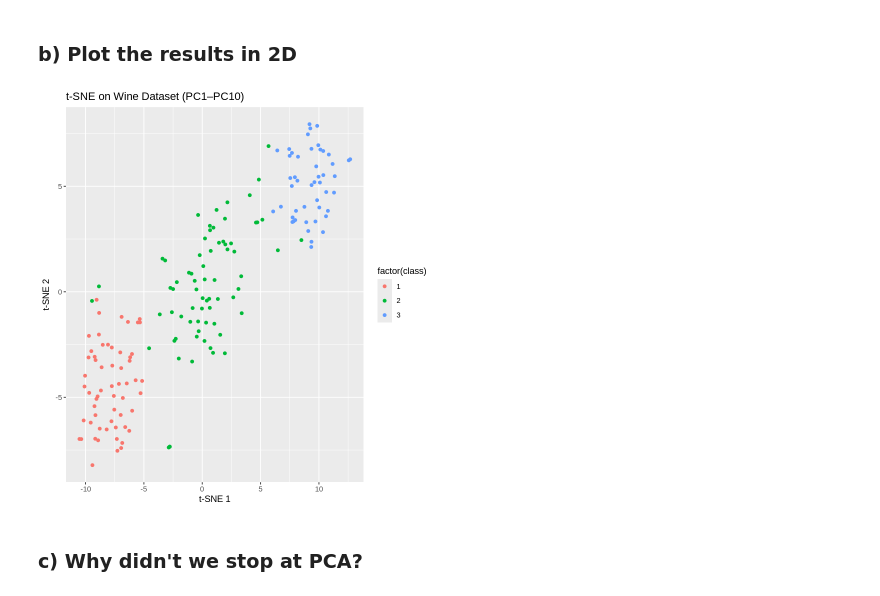
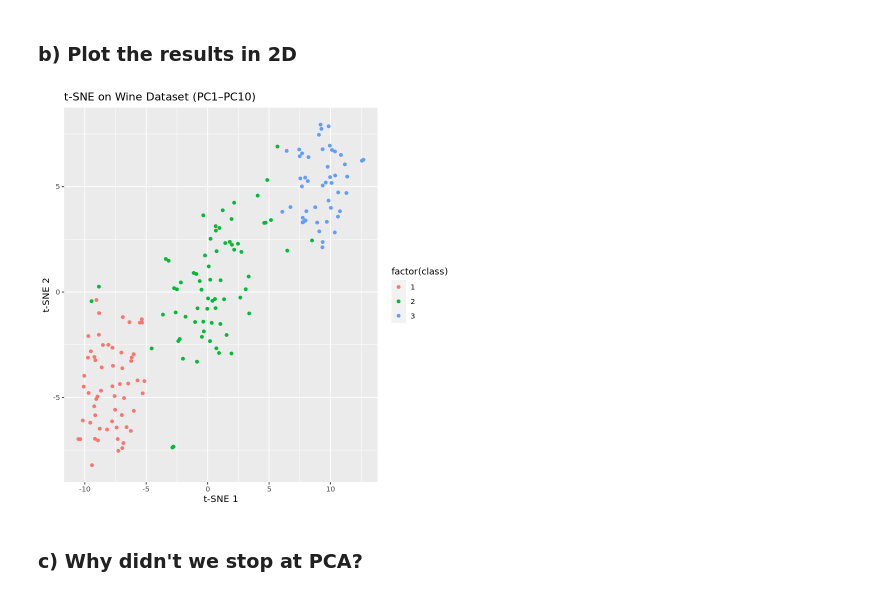
Before and after one commit to tawest2020/taw-bios512, a Jupyter notebook: hw5/hw5.ipynb, the cells around one changed output. Saved outputs shown, nothing was run; the diff lists cells and outputs as text; code cells hidden in the pictures.

```diff
--- a/hw5/hw5.ipynb
+++ b/hw5/hw5.ipynb
@@ -162,24 +162,22 @@ t-SNE works with data that is a manifold so it can perform high dimension analys
 # %%
 set.seed(123)
 
-X <- pca_df %>%
+tsne <- pca_df %>%
   select(PC1:PC10) %>%
   as.matrix()
-tsne_out <- Rtsne(X, dims = 2, perplexity = 30, verbose = FALSE, check_duplicates = FALSE)
-results <- as_tibble(tsne_out$Y)
-colnames(results) <- c("Dim1", "Dim2")
-results$class <- pca_df$class
+tsne_out <- Rtsne(tsne, dims = 2, check_duplicates = FALSE)
 # %% [markdown]
 ### b) Plot the results in 2D
 # %%
-tsne_df <- as_tibble(tsne_out$Y) %>%
-  mutate(class = df_scaled$class)
+results <- as_tibble(tsne_out$Y)
+colnames(results) <- c("Dim1", "Dim2")
+results$class <- df_scaled$class
 
 ggplot(results, aes(x = Dim1, y = Dim2, color = factor(class))) +
   geom_point() +
   labs(title = "t-SNE on Wine Dataset (PC1–PC10)", x = "t-SNE 1", y = "t-SNE 2")
 # %% [output]
-[figure, old version]
+[figure, new version]
 # %% [markdown]
 ### c) Why didn't we stop at PCA?
 # %% [markdown]
```
Also changed, not shown: parts of 4 cells of this notebook.
